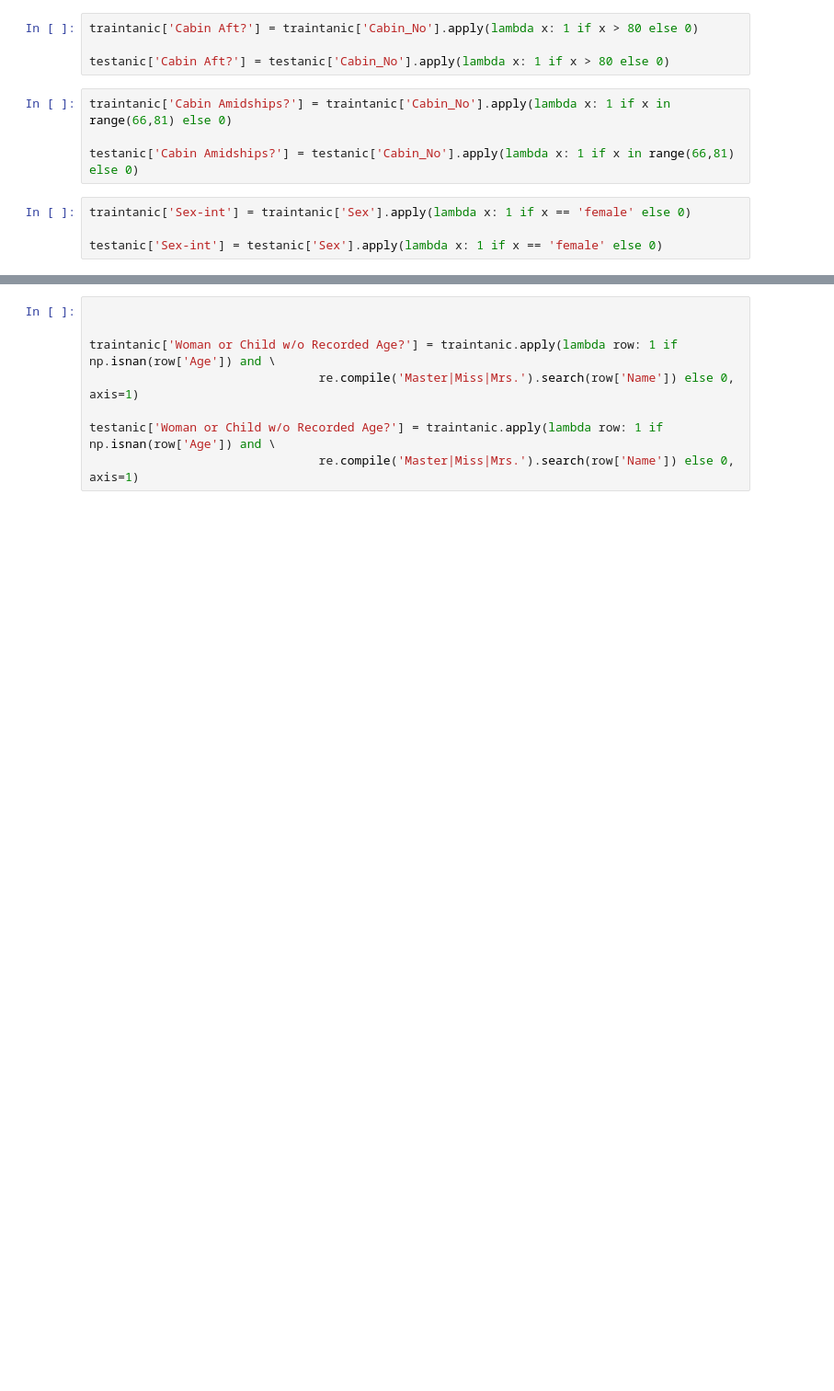
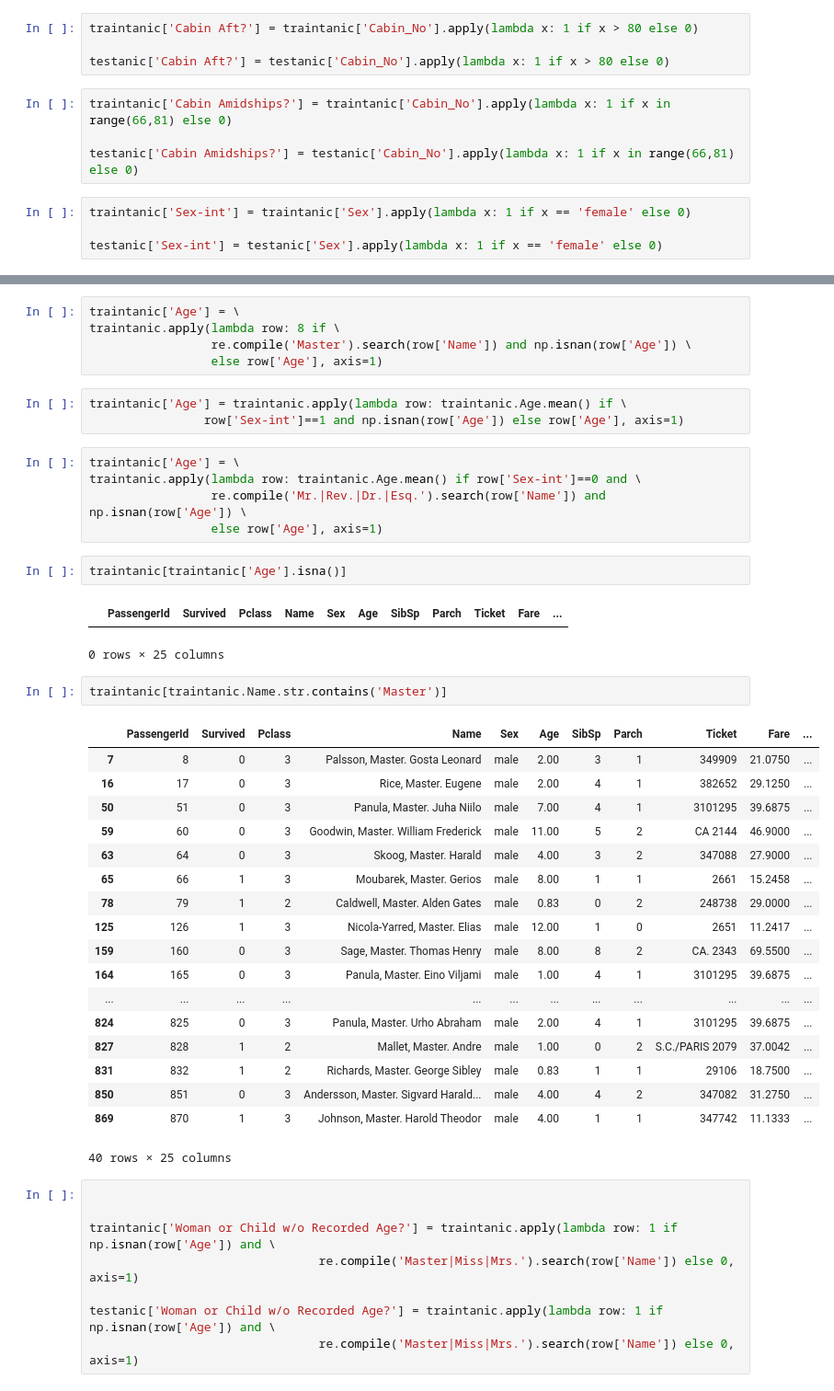
Before and after one commit to TERENTIVS/Titanic-kaggle, a Jupyter notebook: Titanic survivors.ipynb, the cells around one changed output, grey strips where cells are left out. Shown at 92% size. Drawn from its saved outputs; the diff is of its cells as text; blank space fills up the shorter version.

```diff
--- a/Titanic survivors.ipynb
+++ b/Titanic survivors.ipynb
@@ -167,3 +167,42 @@ traintanic[(traintanic['Age'].isna()) & traintanic['Name'].str.contains('Master|
+# %%
+traintanic['Age'] = \
+traintanic.apply(lambda row: 8 if \
+                 re.compile('Master').search(row['Name']) and np.isnan(row['Age']) \
+                 else row['Age'], axis=1)
+# %%
+traintanic['Age'] = traintanic.apply(lambda row: traintanic.Age.mean() if \
+                row['Sex-int']==1 and np.isnan(row['Age']) else row['Age'], axis=1)
+# %%
+traintanic['Age'] = \
+traintanic.apply(lambda row: traintanic.Age.mean() if row['Sex-int']==0 and \
+                 re.compile('Mr.|Rev.|Dr.|Esq.').search(row['Name']) and np.isnan(row['Age']) \
+                 else row['Age'], axis=1)
+# %%
+traintanic[traintanic['Age'].isna()]
+# %% [output]
+|  | PassengerId | Survived | Pclass | Name | Sex | Age | SibSp | Parch | Ticket | Fare | ... |
+0 rows × 25 columns
+# %%
+traintanic[traintanic.Name.str.contains('Master')]
+# %% [output]
+|  | PassengerId | Survived | Pclass | Name | Sex | Age | SibSp | Parch | Ticket | Fare | ... |
+| 7 | 8 | 0 | 3 | Palsson, Master. Gosta Leonard | male | 2.00 | 3 | 1 | 349909 | 21.0750 | ... |
+| 16 | 17 | 0 | 3 | Rice, Master. Eugene | male | 2.00 | 4 | 1 | 382652 | 29.1250 | ... |
+| 50 | 51 | 0 | 3 | Panula, Master. Juha Niilo | male | 7.00 | 4 | 1 | 3101295 | 39.6875 | ... |
+| 59 | 60 | 0 | 3 | Goodwin, Master. William Frederick | male | 11.00 | 5 | 2 | CA 2144 | 46.9000 | ... |
+| 63 | 64 | 0 | 3 | Skoog, Master. Harald | male | 4.00 | 3 | 2 | 347088 | 27.9000 | ... |
+| 65 | 66 | 1 | 3 | Moubarek, Master. Gerios | male | 8.00 | 1 | 1 | 2661 | 15.2458 | ... |
+| 78 | 79 | 1 | 2 | Caldwell, Master. Alden Gates | male | 0.83 | 0 | 2 | 248738 | 29.0000 | ... |
+| 125 | 126 | 1 | 3 | Nicola-Yarred, Master. Elias | male | 12.00 | 1 | 0 | 2651 | 11.2417 | ... |
+| 159 | 160 | 0 | 3 | Sage, Master. Thomas Henry | male | 8.00 | 8 | 2 | CA. 2343 | 69.5500 | ... |
+| 164 | 165 | 0 | 3 | Panula, Master. Eino Viljami | male | 1.00 | 4 | 1 | 3101295 | 39.6875 | ... |
+| ... | ... | ... | ... | ... | ... | ... | ... | ... | ... | ... | ... |
+| 824 | 825 | 0 | 3 | Panula, Master. Urho Abraham | male | 2.00 | 4 | 1 | 3101295 | 39.6875 | ... |
+| 827 | 828 | 1 | 2 | Mallet, Master. Andre | male | 1.00 | 0 | 2 | S.C./PARIS 2079 | 37.0042 | ... |
+| 831 | 832 | 1 | 2 | Richards, Master. George Sibley | male | 0.83 | 1 | 1 | 29106 | 18.7500 | ... |
+| 850 | 851 | 0 | 3 | Andersson, Master. Sigvard Harald... | male | 4.00 | 4 | 2 | 347082 | 31.2750 | ... |
+| 869 | 870 | 1 | 3 | Johnson, Master. Harold Theodor | male | 4.00 | 1 | 1 | 347742 | 11.1333 | ... |
+40 rows × 25 columns
 # %%
 
 
```
Also changed, not shown: parts of 10 cells of this notebook.
